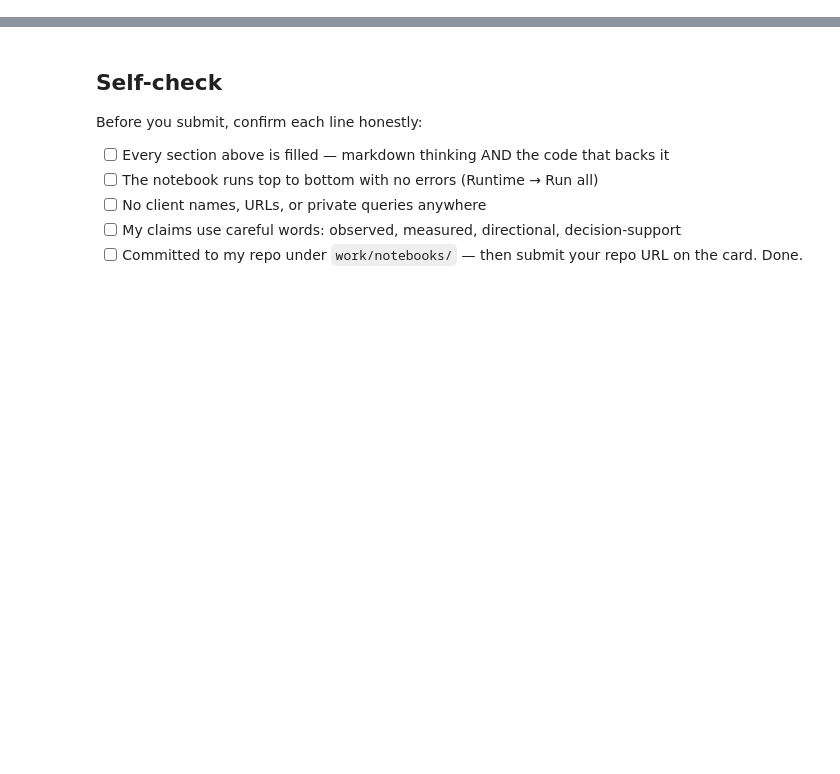
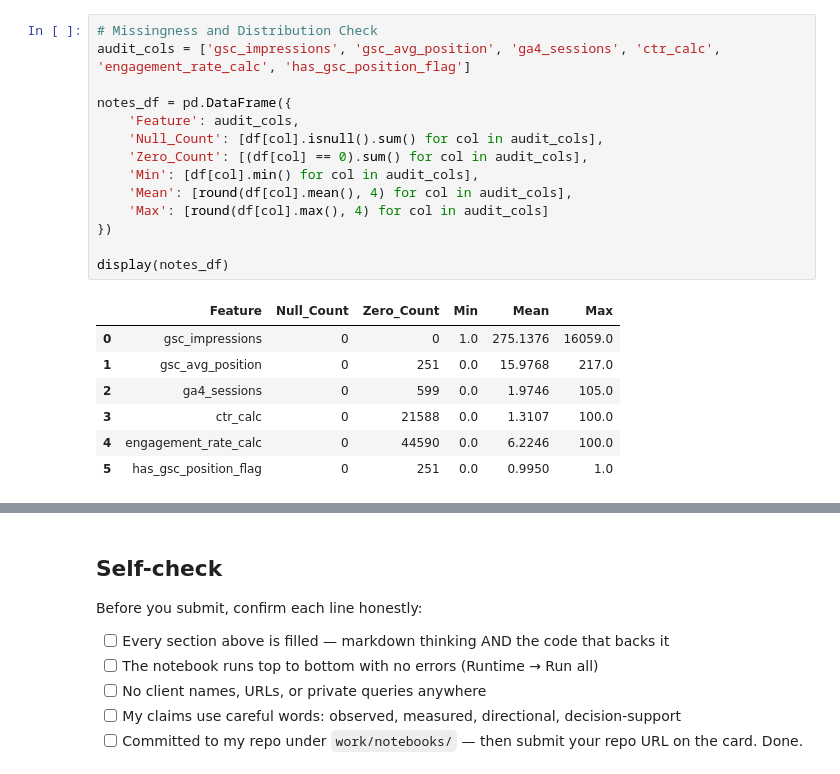
Before and after one commit to trycatchqasim/ML_FR_ISP, a Jupyter notebook: work/notebooks/w03_feature_leakage_check.ipynb, the cells around one changed output, grey strips where cells are left out. Drawn from its saved outputs; the diff is of its cells as text; blank space fills up the shorter version.

```diff
--- a/work/notebooks/w03_feature_leakage_check.ipynb
+++ b/work/notebooks/w03_feature_leakage_check.ipynb
@@ -36,0 +81,22 @@ This skeleton is yours to fill. Work the sections **in order** — each one has
+# %%
+# Missingness and Distribution Check
+audit_cols = ['gsc_impressions', 'gsc_avg_position', 'ga4_sessions', 'ctr_calc', 'engagement_rate_calc', 'has_gsc_position_flag']
+
+notes_df = pd.DataFrame({
+    'Feature': audit_cols,
+    'Null_Count': [df[col].isnull().sum() for col in audit_cols],
+    'Zero_Count': [(df[col] == 0).sum() for col in audit_cols],
+    'Min': [df[col].min() for col in audit_cols],
+    'Mean': [round(df[col].mean(), 4) for col in audit_cols],
+    'Max': [round(df[col].max(), 4) for col in audit_cols]
+})
+
+display(notes_df)
+# %% [output]
+|  | Feature | Null_Count | Zero_Count | Min | Mean | Max |
+| 0 | gsc_impressions | 0 | 0 | 1.0 | 275.1376 | 16059.0 |
+| 1 | gsc_avg_position | 0 | 251 | 0.0 | 15.9768 | 217.0 |
+| 2 | ga4_sessions | 0 | 599 | 0.0 | 1.9746 | 105.0 |
+| 3 | ctr_calc | 0 | 21588 | 0.0 | 1.3107 | 100.0 |
+| 4 | engagement_rate_calc | 0 | 44590 | 0.0 | 6.2246 | 100.0 |
+| 5 | has_gsc_position_flag | 0 | 251 | 0.0 | 0.9950 | 1.0 |
```
Also changed, not shown: parts of 15 cells of this notebook.
